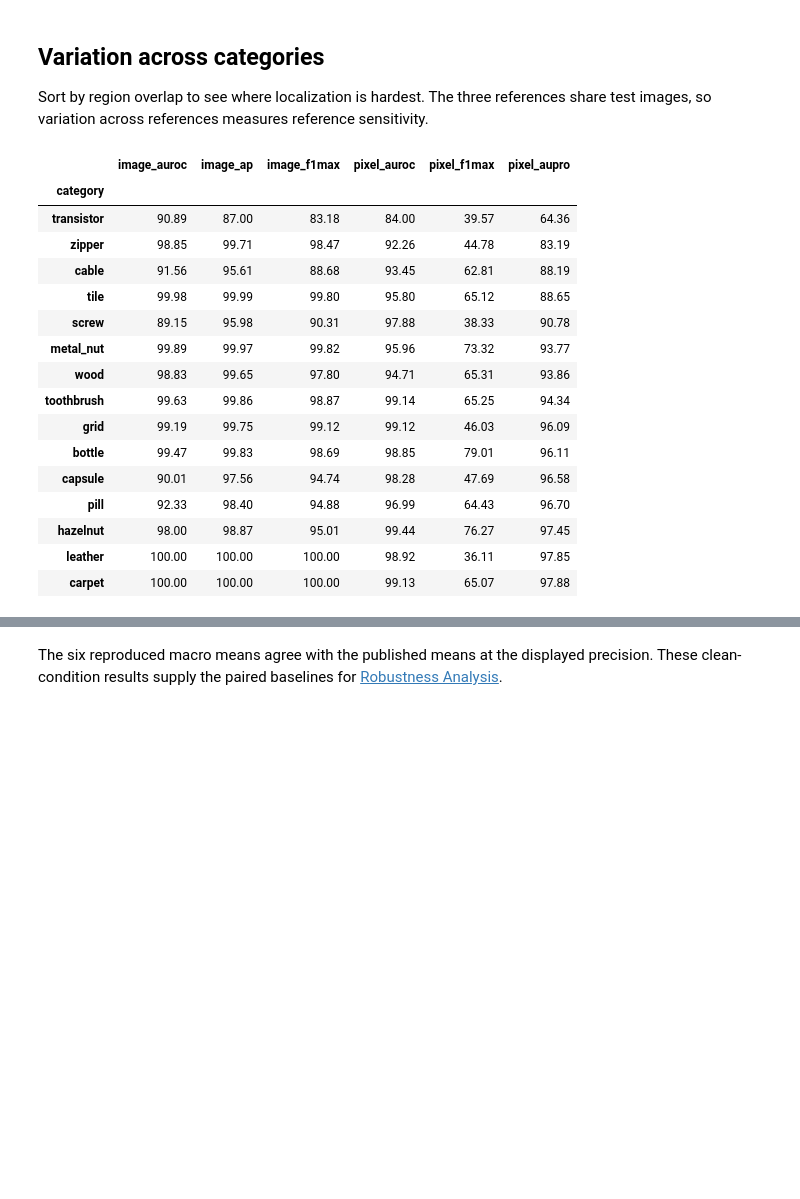
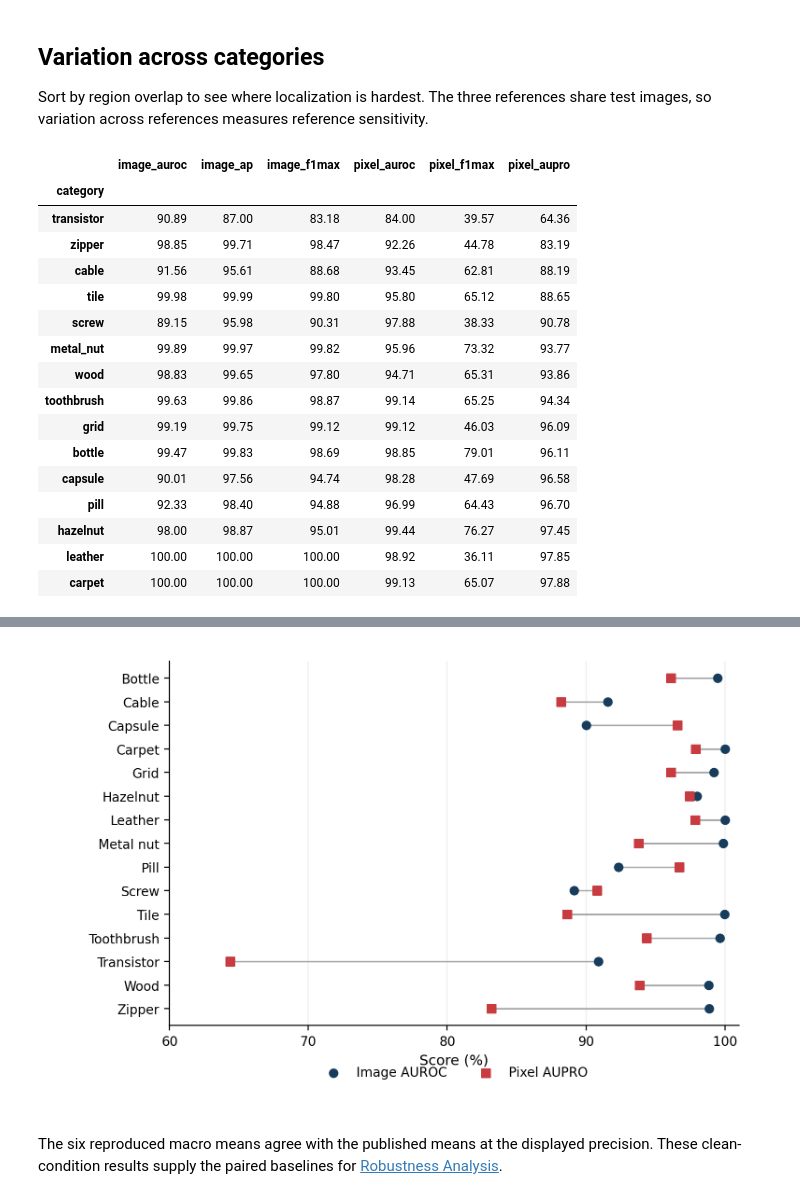
Before and after one commit to basharbd/msc-visual-anomaly-detection, a Jupyter notebook: notebooks/02_baseline_reproduction.ipynb, the cells around one changed output, grey strips where cells are left out. Saved outputs shown, nothing was run; the diff lists cells and outputs as text; code cells hidden in the pictures; blank space fills up the shorter version.

```diff
--- a/notebooks/02_baseline_reproduction.ipynb
+++ b/notebooks/02_baseline_reproduction.ipynb
@@ -112,8 +112,17 @@ Published comparison: Damm et al., *AnomalyDINO: Boosting Patch-based Few-shot A
 Sort by region overlap to see where localization is hardest. The three references share test images, so variation across references measures reference sensitivity.
 # %%
 display((100 * by_category.sort_values("pixel_aupro")).round(2))
-from IPython.display import SVG
-display(SVG(filename=str(folder / "figures/image_auroc.svg")))
+import sys
+from tempfile import mkdtemp
+if str(root) not in sys.path:
+    sys.path.insert(0, str(root))
+from scripts.visualize import generate_publication_assets
+output = root / "outputs/notebook_figures"
+output.mkdir(parents=True, exist_ok=True)
+generated = generate_publication_assets(Path(mkdtemp(prefix="baseline_", dir=output)) / "publication_assets", study="baseline")
+FIG = generated["figures"]
+from IPython.display import Image
+display(Image(filename=str(FIG / "07_baseline_category_comparison.png")))
 # %% [output]
 |  | image_auroc | image_ap | image_f1max | pixel_auroc | pixel_f1max | pixel_aupro |
 | category |  |  |  |  |  |  |
@@ -136,2 +144,3 @@ display(SVG(filename=str(folder / "figures/image_auroc.svg")))
+[figure, added]
 # %% [markdown]
 The six reproduced macro means agree with the published means at the displayed precision. These clean-condition results supply the paired baselines for [Robustness Analysis](03_robustness_analysis.ipynb).
```
Also changed, not shown: parts of 1 cell of this notebook, 24 other files.
